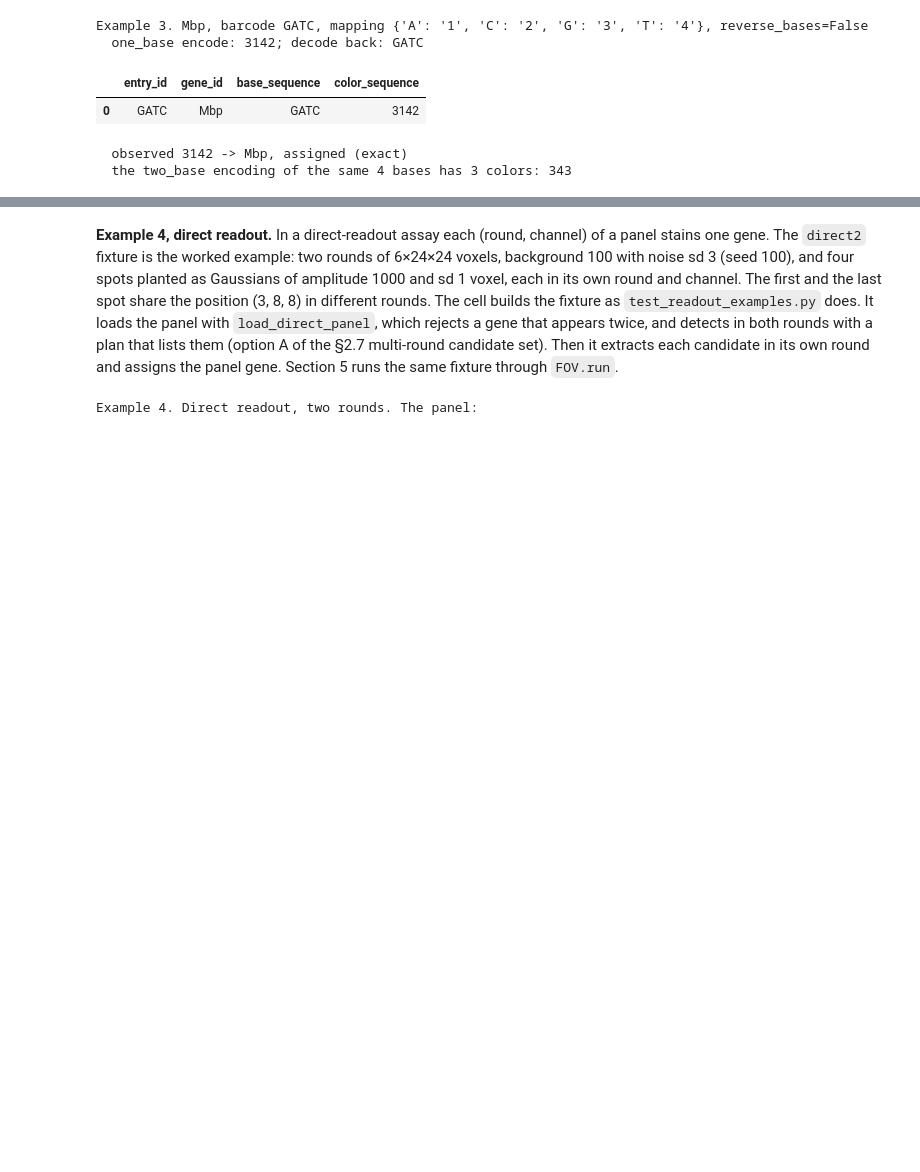
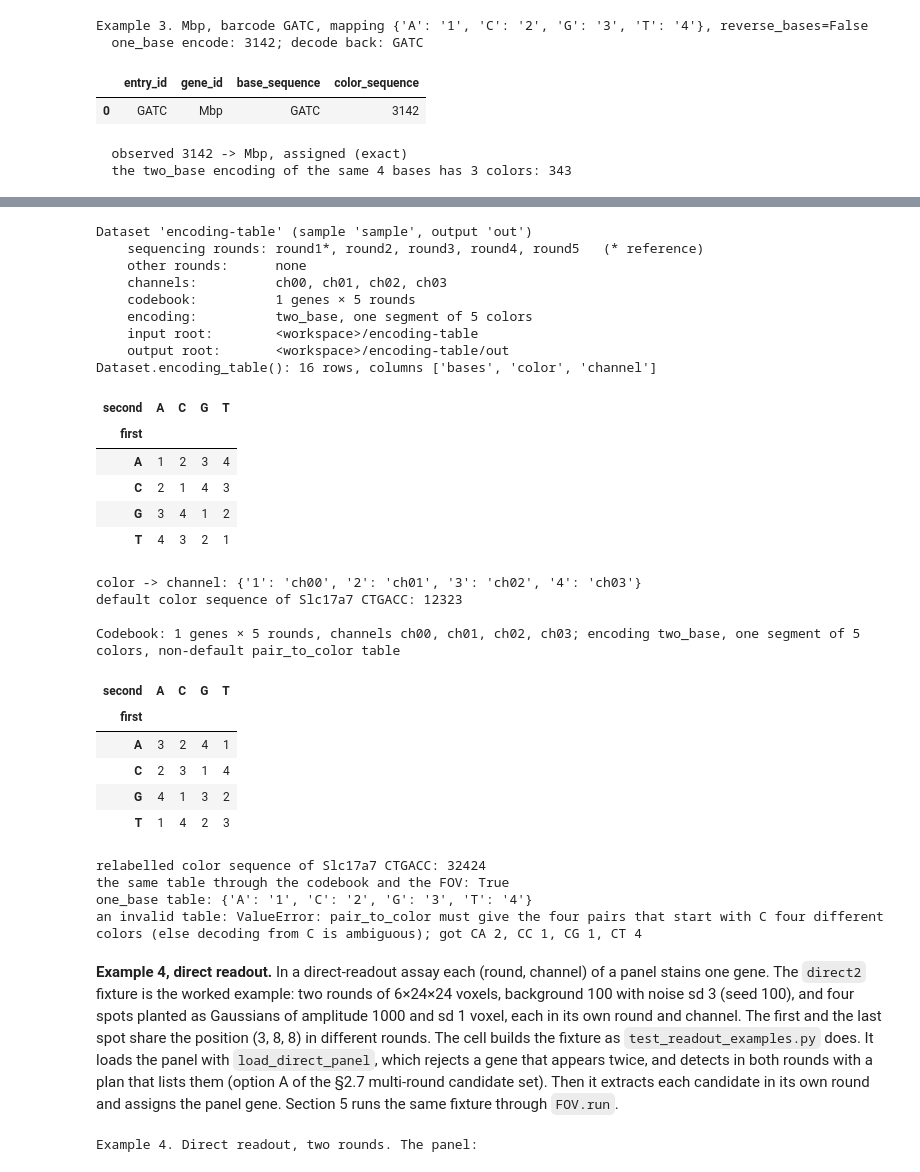
Before and after one commit to wanglab-broad/starfinder, a Jupyter notebook: example/introduction/starfinder_readout_tour.ipynb, the cells around one changed output, grey strips where cells are left out. Saved outputs shown, nothing was run; the diff lists cells and outputs as text; code cells hidden in the pictures; blank space fills up the shorter version.

```diff
--- a/example/introduction/starfinder_readout_tour.ipynb
+++ b/example/introduction/starfinder_readout_tour.ipynb
@@ -413,3 +430,72 @@ Example 3. Mbp, barcode GATC, mapping {'A': '1', 'C': '2', 'G': '3', 'T': '4'},
+# %%
+# The encoding table through the public calls.
+RELABELLED_PAIRS = {"AT": "1", "TA": "1", "GC": "1", "CG": "1", "AC": "2", "CA": "2", "GT": "2", "TG": "2",
+                    "AA": "3", "TT": "3", "GG": "3", "CC": "3", "AG": "4", "GA": "4", "CT": "4", "TC": "4"}
+
+
+def color_grid(table):
+    # The 16 pairs of a two_base encoding table as a first base x second base grid of colors.
+    return (table.assign(first=table.bases.str[0], second=table.bases.str[1])
+            .pivot(index="first", columns="second", values="color"))
+
+
+table_root = WORKSPACE / "encoding-table"
+table_root.mkdir()
+table_dataset = Dataset(table_root, table_root / "out", "encoding-table", "sample", "out",
+                        rounds=RoundState(sequencing_rounds=list(rounds(5)), reference_round="round1"),
+                        channel_order=list(CHANNELS))
+table_csv = genes_csv("encoding-table.csv", [("Slc17a7", "CTGACC")])
+table_dataset.load_codebook(table_csv)
+show(table_dataset)
+default_table = table_dataset.encoding_table()
+print(f"Dataset.encoding_table(): {len(default_table)} rows, columns {list(default_table.columns)}")
+display(color_grid(default_table))
+print("color -> channel:", dict(default_table[["color", "channel"]].drop_duplicates().sort_values("color").values))
+print("default color sequence of Slc17a7 CTGACC:", table_dataset.codebook.table.color_sequence[0])
+
+table_dataset.load_codebook(table_csv, encoding=EncodingConfig(pair_to_color=RELABELLED_PAIRS))
+print()
+print(table_dataset.codebook)
+relabelled_table = table_dataset.encoding_table()
+display(color_grid(relabelled_table))
+print("relabelled color sequence of Slc17a7 CTGACC:", table_dataset.codebook.table.color_sequence[0])
+print("the same table through the codebook and the FOV:",
+      relabelled_table.equals(table_dataset.codebook.encoding_table())
+      and relabelled_table.equals(table_dataset.fov("FOV_001").encoding_table()))
+print("one_base table:", dict(load_codebook(genes_csv("encoding-table-one-base.csv", [("Mbp", "GATC")]),
+                                            round_labels=rounds(4), channel_labels=CHANNELS,
+                                            encoding=ONE_BASE).encoding_table()[["bases", "color"]].values))
+print("an invalid table:", error_of(lambda: EncodingConfig(pair_to_color={**RELABELLED_PAIRS, "CC": "1"})))
+# %% [output]
+Dataset 'encoding-table' (sample 'sample', output 'out')
+    sequencing rounds: round1*, round2, round3, round4, round5   (* reference)
+    other rounds:      none
+    channels:          ch00, ch01, ch02, ch03
+    codebook:          1 genes × 5 rounds
+    encoding:          two_base, one segment of 5 colors
+    input root:        <workspace>/encoding-table
+    output root:       <workspace>/encoding-table/out
+Dataset.encoding_table(): 16 rows, columns ['bases', 'color', 'channel']
+| second | A | C | G | T |
+| first |  |  |  |  |
+| A | 1 | 2 | 3 | 4 |
+| C | 2 | 1 | 4 | 3 |
+| G | 3 | 4 | 1 | 2 |
+| T | 4 | 3 | 2 | 1 |
+color -> channel: {'1': 'ch00', '2': 'ch01', '3': 'ch02', '4': 'ch03'}
+default color sequence of Slc17a7 CTGACC: 12323
+
+Codebook: 1 genes × 5 rounds, channels ch00, ch01, ch02, ch03; encoding two_base, one segment of 5 colors, non-default pair_to_color table
+| second | A | C | G | T |
+| first |  |  |  |  |
+| A | 3 | 2 | 4 | 1 |
+| C | 2 | 3 | 1 | 4 |
+| G | 4 | 1 | 3 | 2 |
+| T | 1 | 4 | 2 | 3 |
+relabelled color sequence of Slc17a7 CTGACC: 32424
+the same table through the codebook and the FOV: True
+one_base table: {'A': '1', 'C': '2', 'G': '3', 'T': '4'}
+an invalid table: ValueError: pair_to_color must give the four pairs that start with C four different colors (else decoding from C is ambiguous); got CA 2, CC 1, CG 1, CT 4
 # %% [markdown]
 **Example 4, direct readout.** In a direct-readout assay each (round, channel) of a panel stains
 one gene. The `direct2` fixture is the worked example: two rounds of 6×24×24 voxels, background
```
Also changed, not shown: parts of 6 cells of this notebook, 18 other files.
